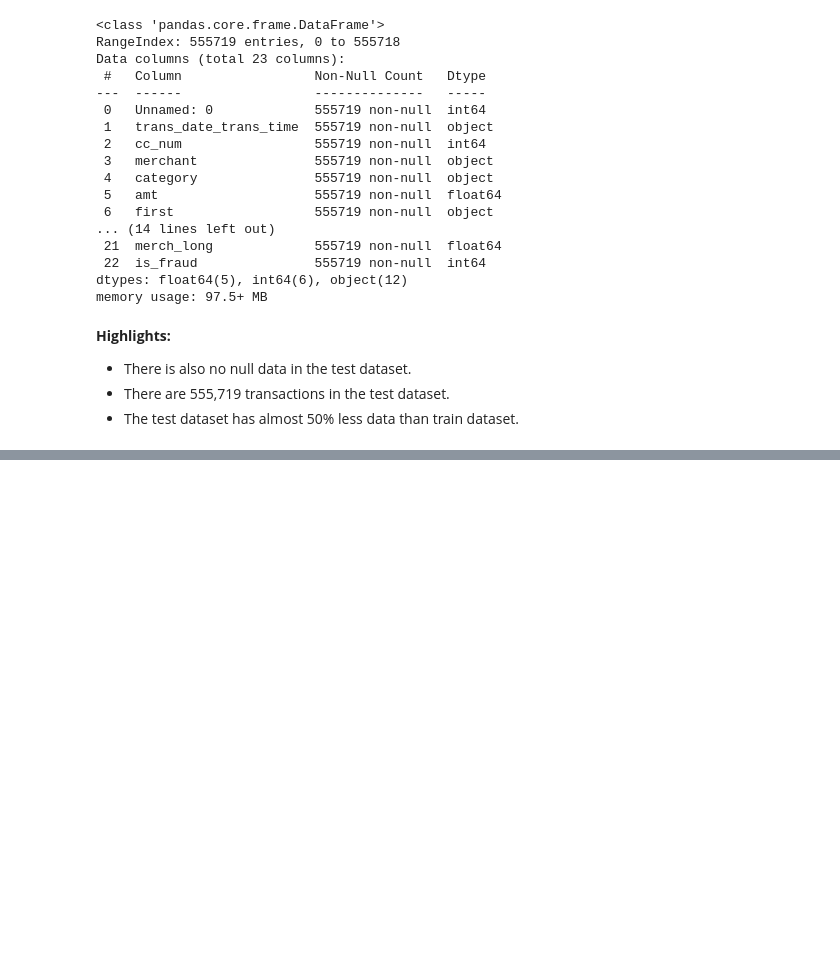
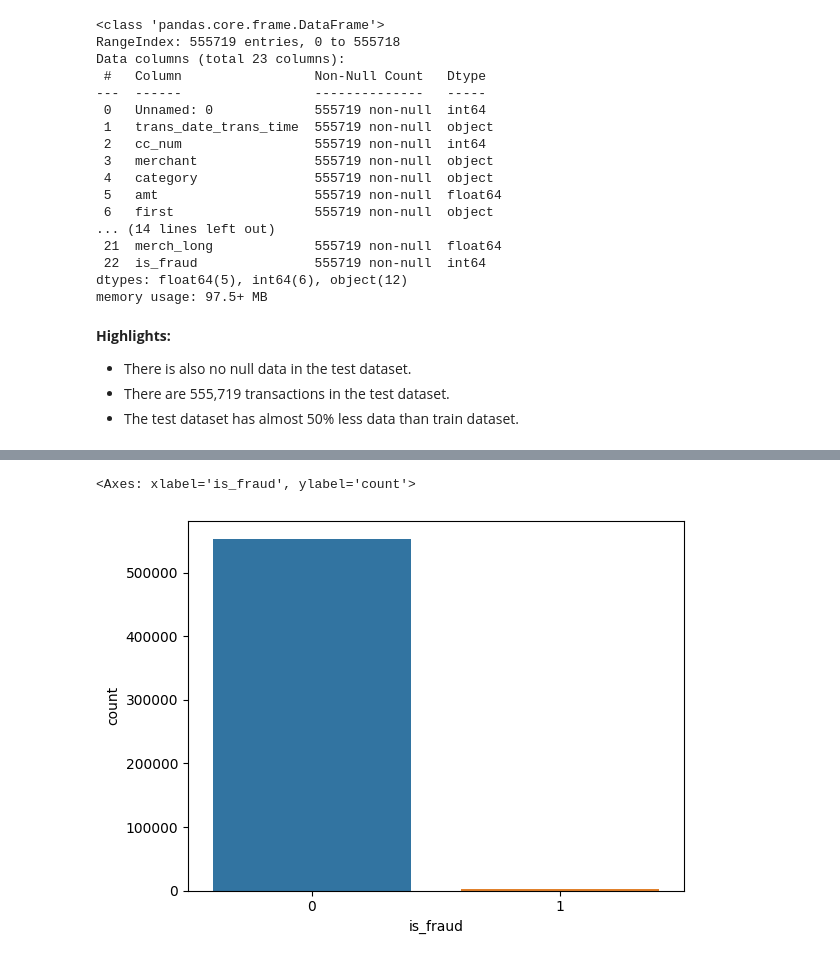
Before and after one commit to arthuralbarelli/ml-credit-card-fraud-detection, a Jupyter notebook: credit_card_fraud_exploratory_analysis.ipynb, the cells around one changed output, grey strips where cells are left out. Saved outputs shown, nothing was run; the diff lists cells and outputs as text; code cells hidden in the pictures; blank space fills up the shorter version.

```diff
--- a/credit_card_fraud_exploratory_analysis.ipynb
+++ b/credit_card_fraud_exploratory_analysis.ipynb
@@ -80,0 +134,5 @@ memory usage: 97.5+ MB
+# %%
+sns.countplot(data=fraud_test, x='is_fraud')
+# %% [output]
+<Axes: xlabel='is_fraud', ylabel='count'>
+[figure, added]
```
Also changed, not shown: parts of 7 cells of this notebook.
